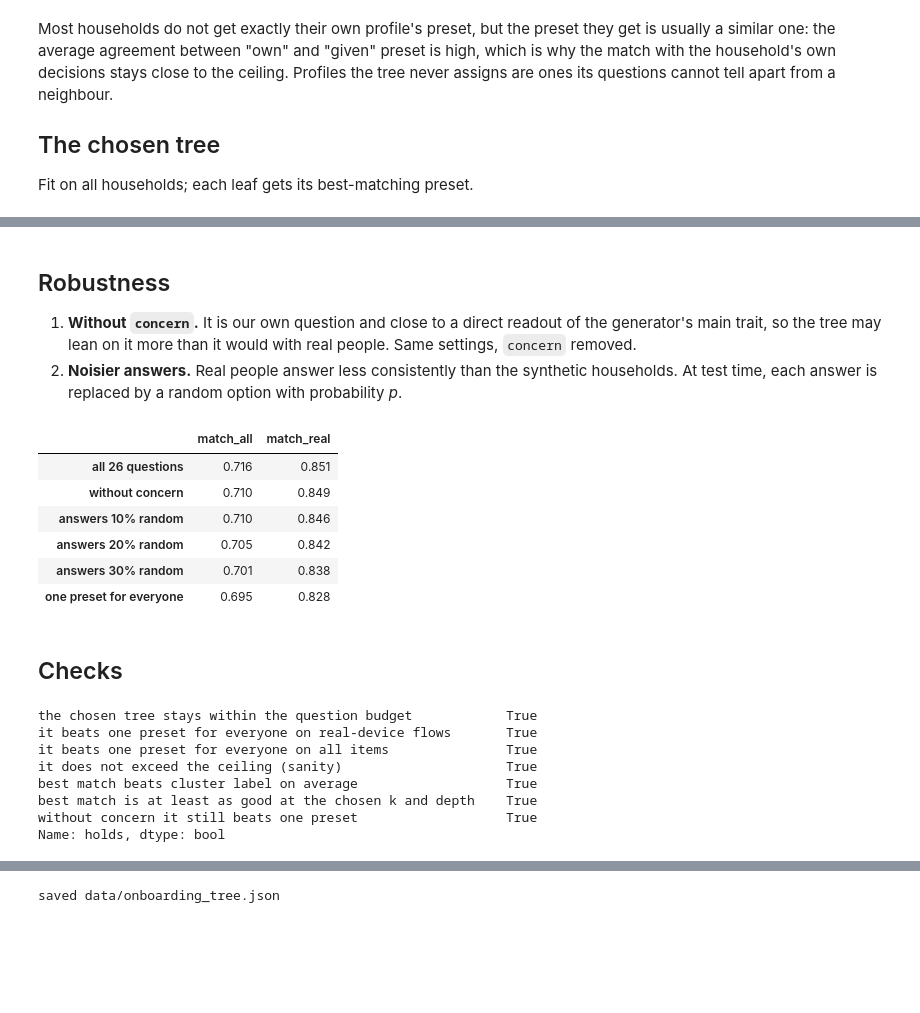
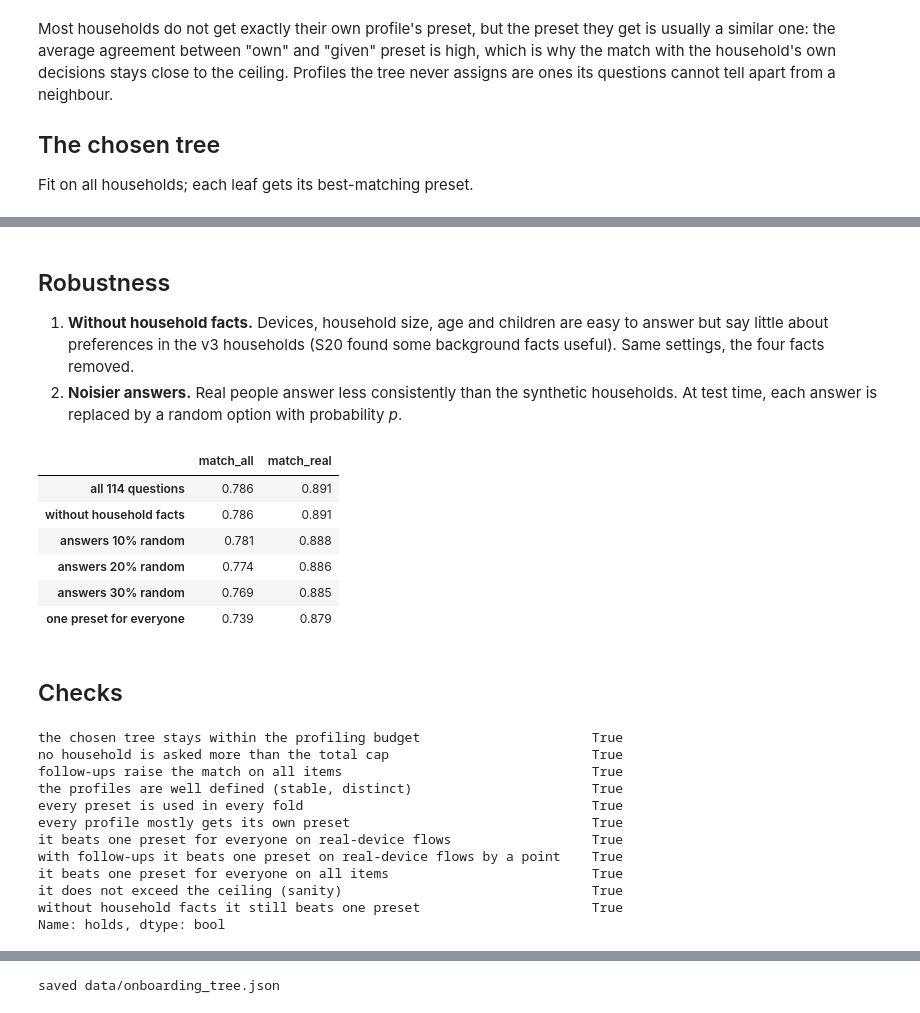
Before and after one commit to baktistr/ppd-household-presets, a Jupyter notebook: notebooks/05_onboarding_tree.ipynb, the cells around one changed output, grey strips where cells are left out. Drawn from its saved outputs; the diff is of its cells as text; code cells hidden in the pictures; blank space fills up the shorter version.

```diff
--- a/notebooks/05_onboarding_tree.ipynb
+++ b/notebooks/05_onboarding_tree.ipynb
@@ -35,15 +38,20 @@ from sklearn.model_selection import KFold
 
 ROOT = Path.cwd().parent if Path.cwd().name == "notebooks" else Path.cwd()
 DATA = ROOT / "data"
+DECISIONS = json.loads((ROOT / "decisions.json").read_text())   # team decisions, shared by notebooks 03-05
+TEAM_K, TEAM_DEPTH = DECISIONS["presets_k"], DECISIONS["depth"]
 items = pd.read_csv(DATA / "items.csv")
 D = np.load(DATA / "decisions.npy")
 answers = pd.read_csv(DATA / "answers.csv", dtype=str)
 QUESTIONS = {q["id"]: q for q in json.loads((DATA / "questions.json").read_text())}
-labels = pd.read_csv(DATA / "profiles" / "labels_ward.csv")
+labels = pd.read_csv(DATA / "profiles" / "labels.csv")
 CANDIDATES = [int(c[1:]) for c in labels.columns if c.startswith("k")]
 PRESETS = {k: json.loads((DATA / "presets" / f"presets_k{k}.json").read_text()) for k in CANDIDATES}
 PRESET_ITEMS = {k: np.load(DATA / "presets" / f"preset_items_k{k}.npy") for k in CANDIDATES}
 real = items.in_corpus.to_numpy()
 FIELDS = ["data_type", "purpose", "action", "source", "handling_context"]
+cells = pd.read_csv(DATA / "cells.csv")
+item_cell = items.merge(cells[["cell_id", "data_type", "purpose", "handling_context"]], on=["data_type", "purpose", "handling_context"], how="left").cell_id.to_numpy()
+C_ALL = np.load(DATA / "decisions_cells.npy")                    # households × cells, acceptance 0..1 (what profiles are built on)
 print(f"{len(answers):,} households, {len(QUESTIONS)} candidate questions, presets for k = {CANDIDATES}")
 # %% [output]
@@ -51,10 +59,11 @@ print(f"{len(answers):,} households, {len(QUESTIONS)} candidate questions, prese
 # %% [markdown]
 ## Settings
 # %%
-DEPTHS = [2, 3, 4, 5, 6, 7]         # a path asks at most this many questions
+DEPTHS = list(range(1, 13))         # a path asks at most this many questions
 MIN_LEAF = 25                        # households per leaf, so no preset is chosen from a handful of people
-MAX_QUESTIONS = 7                    # the onboarding budget
-CHOSEN_K = 8                         # team decision: fewer presets are easier to name and explain; None = choose automatically
+TOTAL_QUESTIONS = 15                 # week 9: a hard cap on all questions, profiling plus follow-ups
+MAX_QUESTIONS = 12                   # profiling may use at most this many, so every household gets at least 3 follow-ups
+MIN_RECALL = 0.5                     # each profile's households must get their own preset at least this often
 CLASS_WEIGHT = "balanced"            # weight small profiles up, so the tree spends splits on them too (otherwise a 4% profile is never reached)
 FOLDS = 5
 SEED = 0
@@ -240,7 +385,7 @@ from sklearn.metrics import confusion_matrix
 truth, given = [], []
 for tr, te in folds:
     tr_tree = DecisionTreeClassifier(max_depth=best_depth, min_samples_leaf=MIN_LEAF, class_weight=CLASS_WEIGHT, random_state=SEED).fit(X[tr], labels[f"k{best_k}"].to_numpy()[tr])
-    mp = best_match(tr_tree, X[tr], D[tr], PRESET_ITEMS[best_k])
+    mp = leaf_presets(tr_tree, X[tr], D[tr], labels[f"k{best_k}"].to_numpy()[tr], PRESET_ITEMS[best_k])
     truth += list(labels[f"k{best_k}"].to_numpy()[te]); given += [mp[int(L)] for L in tr_tree.apply(X[te])]
 cm = confusion_matrix(truth, given, labels=range(best_k), normalize="true")
 P_k = PRESET_ITEMS[best_k]
@@ -327,64 +591,74 @@ never used: devices, household_size, age_band, children, trust_maker, data_conte
 # %% [markdown]
 ## Robustness
 
-1. **Without `concern`.** It is our own question and close to a direct readout of the generator's main trait, so the
-   tree may lean on it more than it would with real people. Same settings, `concern` removed.
+1. **Without household facts.** Devices, household size, age and children are easy to answer but say little about
+   preferences in the v3 households (S20 found some background facts useful). Same settings, the four facts removed.
 2. **Noisier answers.** Real people answer less consistently than the synthetic households. At test time, each answer
    is replaced by a random option with probability *p*.
 # %%
 def evaluate(Xall, noise=0.0, rng=None):
     out = []
     for tr, te in folds:
         tr_tree = DecisionTreeClassifier(max_depth=best_depth, min_samples_leaf=MIN_LEAF, class_weight=CLASS_WEIGHT, random_state=SEED).fit(Xall[tr], y[tr])
-        mp = best_match(tr_tree, Xall[tr], D[tr], P)
+        mp = leaf_presets(tr_tree, Xall[tr], D[tr], y[tr], P)
         Xt = Xall[te].copy()
         if noise:
             flip = rng.random(Xt.shape) < noise
             n_opts = np.array([len(QUESTIONS[q]["options"]) for q in QIDS_USED])
             Xt[flip] = (rng.random(Xt.shape) * n_opts[None, :]).astype(int)[flip]
         chosen = np.array([mp[int(L)] for L in tr_tree.apply(Xt)])
         out.append({"match_real": (P[chosen][:, real] == D[te][:, real]).mean(), "match_all": (P[chosen] == D[te]).mean()})
     return pd.DataFrame(out).mean()
 
 rng = np.random.default_rng(SEED)
 QIDS_USED = QIDS
-rows = {"all 26 questions": evaluate(X)}
-QIDS_USED = [q for q in QIDS if q != "concern"]
-rows["without concern"] = evaluate(X[:, [QIDS.index(q) for q in QIDS_USED]])
+rows = {f"all {len(QIDS)} questions": evaluate(X)}
+QIDS_USED = [q for q in QIDS if q not in ["devices", "household_size", "age_band", "children"]]
+rows["without household facts"] = evaluate(X[:, [QIDS.index(q) for q in QIDS_USED]])
 QIDS_USED = QIDS
 for p in [0.1, 0.2, 0.3]:
     rows[f"answers {int(p * 100)}% random"] = evaluate(X, noise=p, rng=rng)
 rows["one preset for everyone"] = one
 robust = pd.DataFrame(rows).T
 robust.round(3)
 # %% [output]
 |  | match_all | match_real |
-| all 26 questions | 0.716 | 0.851 |
-| without concern | 0.710 | 0.849 |
-| answers 10% random | 0.710 | 0.846 |
-| answers 20% random | 0.705 | 0.842 |
-| answers 30% random | 0.701 | 0.838 |
-| one preset for everyone | 0.695 | 0.828 |
+| all 114 questions | 0.786 | 0.891 |
+| without household facts | 0.786 | 0.891 |
+| answers 10% random | 0.781 | 0.888 |
+| answers 20% random | 0.774 | 0.886 |
+| answers 30% random | 0.769 | 0.885 |
+| one preset for everyone | 0.739 | 0.879 |
 # %% [markdown]
 ## Checks
 # %%
 checks = {
-    "the chosen tree stays within the question budget": chosen["questions (max)"] <= MAX_QUESTIONS,
-    "it beats one preset for everyone on real-device flows": chosen.match_real > one.match_real + 0.01,
+    "the chosen tree stays within the profiling budget": chosen["questions (max)"] <= MAX_QUESTIONS,
+    "no household is asked more than the total cap": (asked + used_all).max() <= TOTAL_QUESTIONS,
+    "follow-ups raise the match on all items": chosen.match_all_after > chosen.match_all + 0.005,
+    "the profiles are well defined (stable, distinct)": best_k in WELL_DEFINED,
+    "every preset is used in every fold": bool(folds_ok.loc[(best_assignment, best_k, best_depth)]),
+    "every profile mostly gets its own preset": chosen["lowest recall"] >= MIN_RECALL,
+    # Real-device flows are mostly core-functionality flows that nearly everyone accepts (data type × purpose fit), so one
+    # preset already matches most of them; the onboarding must still beat it, by a point once follow-ups are in.
+    "it beats one preset for everyone on real-device flows": chosen.match_real > one.match_real,
+    "with follow-ups it beats one preset on real-device flows by a point": chosen.match_real_after > one.match_real + 0.01,
     "it beats one preset for everyone on all items": chosen.match_all > one.match_all + 0.01,
     "it does not exceed the ceiling (sanity)": chosen.match_real <= chosen.ceiling_real + 0.005,
-    "best match beats cluster label on average": cv.loc["best match"].match_real.mean() > cv.loc["cluster label"].match_real.mean(),
-    "best match is at least as good at the chosen k and depth": chosen.match_real >= cv.loc[("cluster label", best_k, best_depth)].match_real - 0.002,
-    "without concern it still beats one preset": robust.loc["without concern", "match_real"] > one.match_real,
+    "without household facts it still beats one preset": robust.loc["without household facts", "match_real"] > one.match_real,
 }
 assert all(checks.values()), checks
 pd.Series(checks, name="holds")
 # %% [output]
-the chosen tree stays within the question budget            True
-it beats one preset for everyone on real-device flows       True
-it beats one preset for everyone on all items               True
-it does not exceed the ceiling (sanity)                     True
-best match beats cluster label on average                   True
-best match is at least as good at the chosen k and depth    True
-without concern it still beats one preset                   True
+the chosen tree stays within the profiling budget                      True
+no household is asked more than the total cap                          True
+follow-ups raise the match on all items                                True
+the profiles are well defined (stable, distinct)                       True
+every preset is used in every fold                                     True
+every profile mostly gets its own preset                               True
+it beats one preset for everyone on real-device flows                  True
+with follow-ups it beats one preset on real-device flows by a point    True
+it beats one preset for everyone on all items                          True
+it does not exceed the ceiling (sanity)                                True
+without household facts it still beats one preset                      True
 Name: holds, dtype: bool
```
Also changed, not shown: parts of 21 cells of this notebook, 30 other files.
